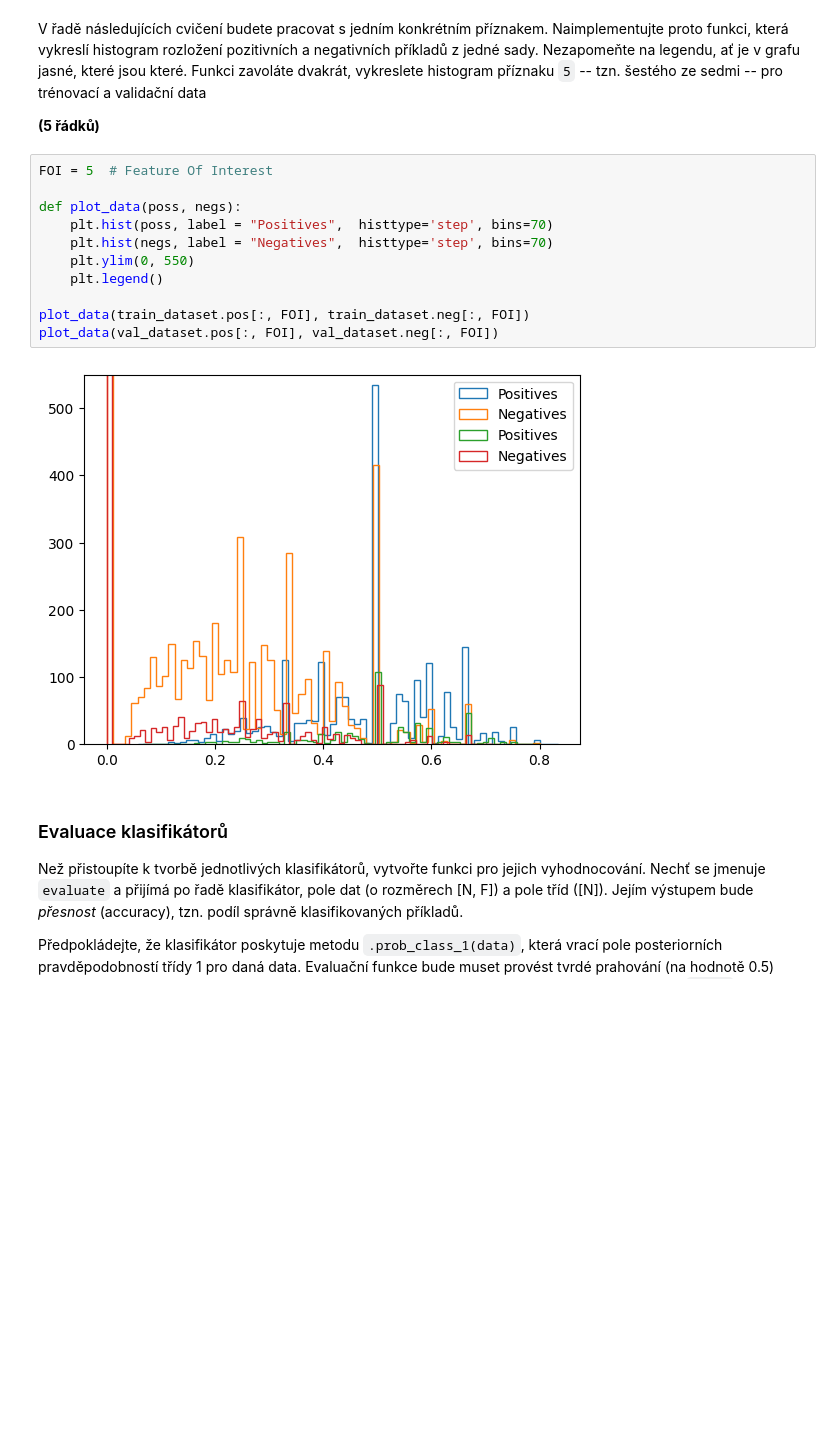
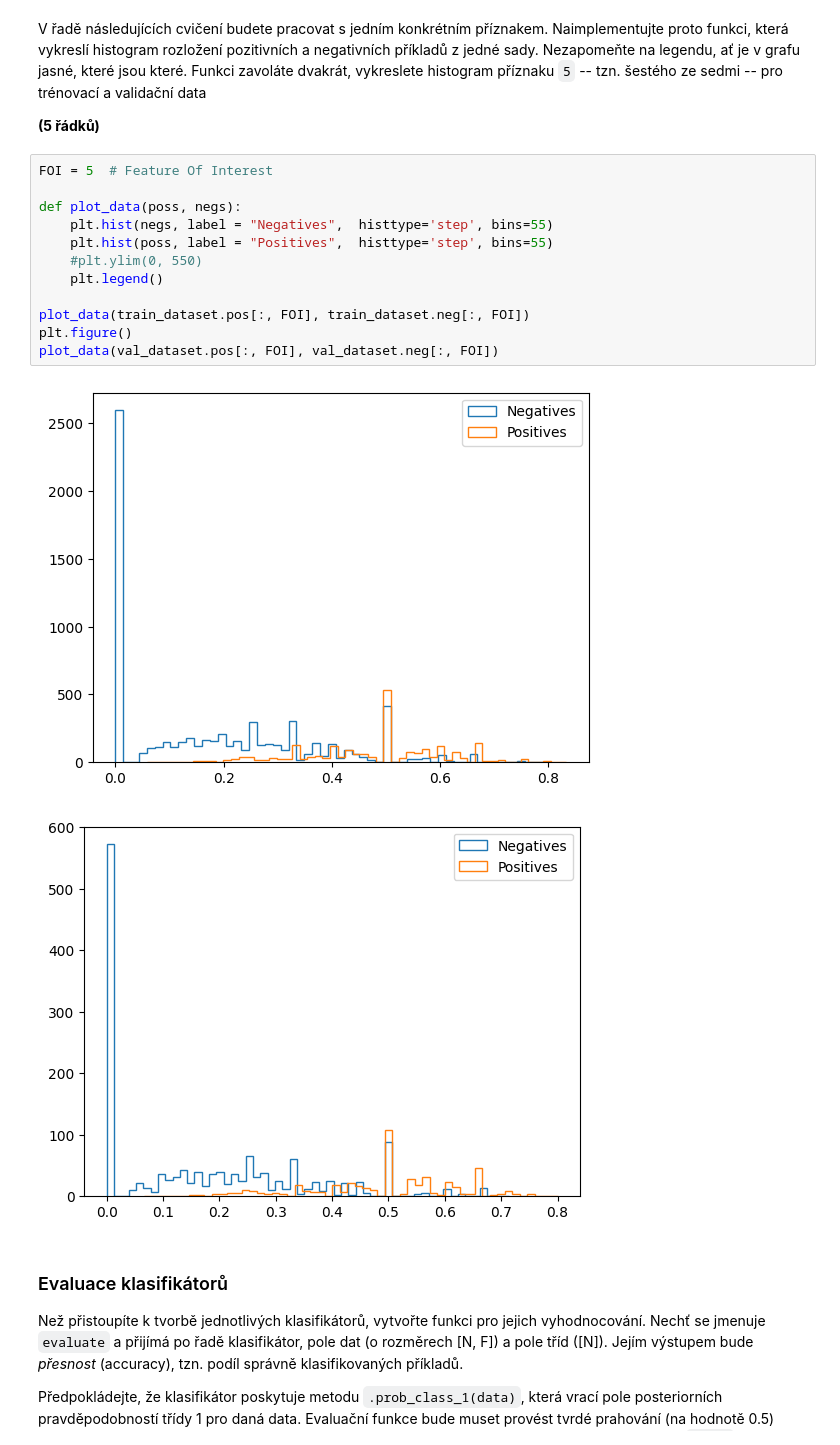
Before and after one commit to sebastianKrajnak/SUI, a Jupyter notebook: Project 2 - ML/zadani.ipynb, the cells around one changed output. Drawn from its saved outputs; the diff is of its cells as text; blank space fills up the shorter version.

```diff
--- a/Project 2 - ML/zadani.ipynb
+++ b/Project 2 - ML/zadani.ipynb
@@ -56,16 +56,18 @@ V řadě následujících cvičení budete pracovat s jedním konkrétním pří
 # %%
 FOI = 5  # Feature Of Interest
 
 def plot_data(poss, negs):
-    plt.hist(poss, label = "Positives",  histtype='step', bins=70)
-    plt.hist(negs, label = "Negatives",  histtype='step', bins=70)
-    plt.ylim(0, 550)
+    plt.hist(negs, label = "Negatives",  histtype='step', bins=55)
+    plt.hist(poss, label = "Positives",  histtype='step', bins=55)
+    #plt.ylim(0, 550)
     plt.legend()
 
 plot_data(train_dataset.pos[:, FOI], train_dataset.neg[:, FOI])
+plt.figure()
 plot_data(val_dataset.pos[:, FOI], val_dataset.neg[:, FOI])
 # %% [output]
-[figure, old version]
+[figure, new version]
+[figure, added]
 # %% [markdown]
 ### Evaluace klasifikátorů
 Než přistoupíte k tvorbě jednotlivých klasifikátorů, vytvořte funkci pro jejich vyhodnocování.
```
Also changed, not shown: parts of 4 cells of this notebook.
